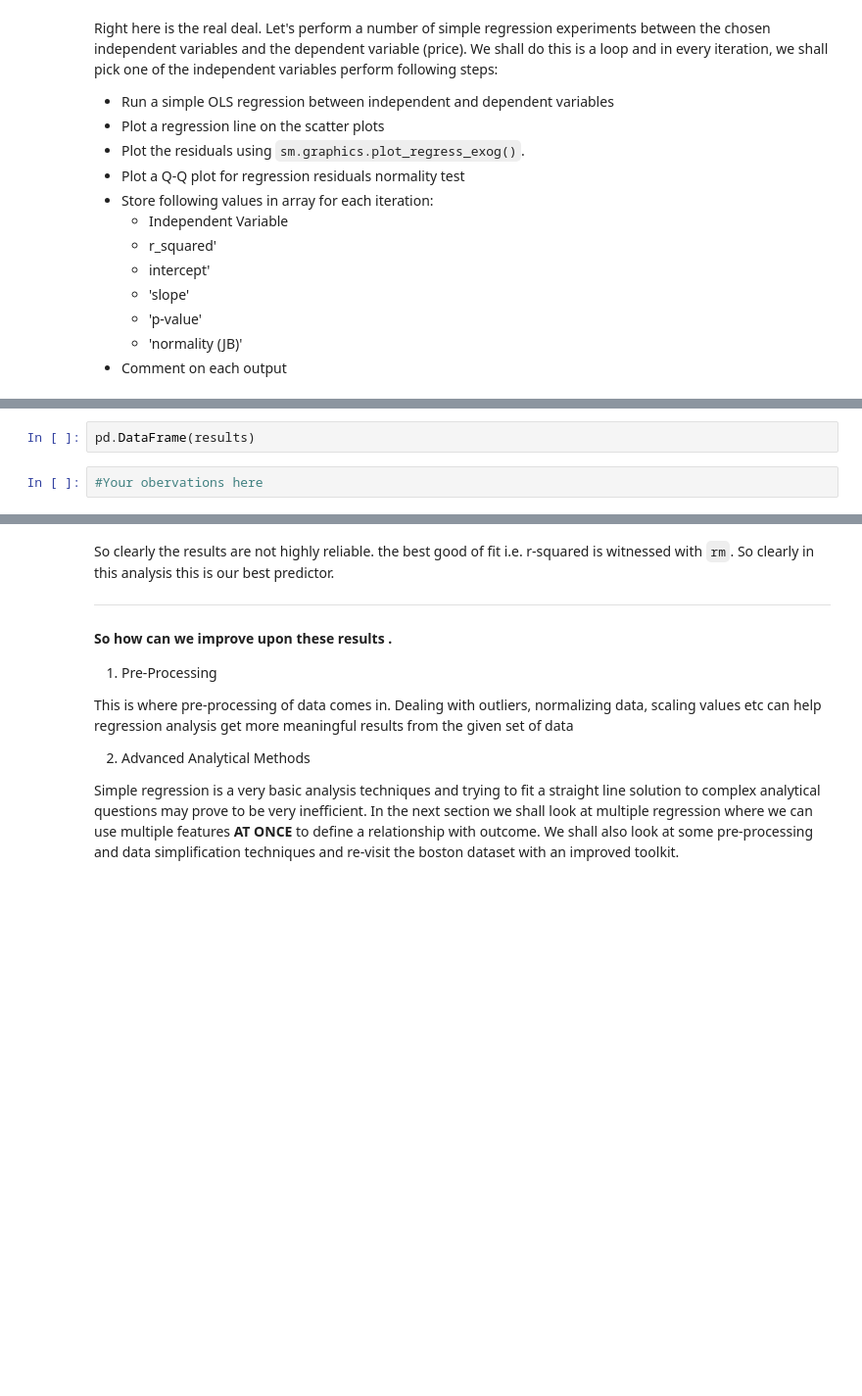
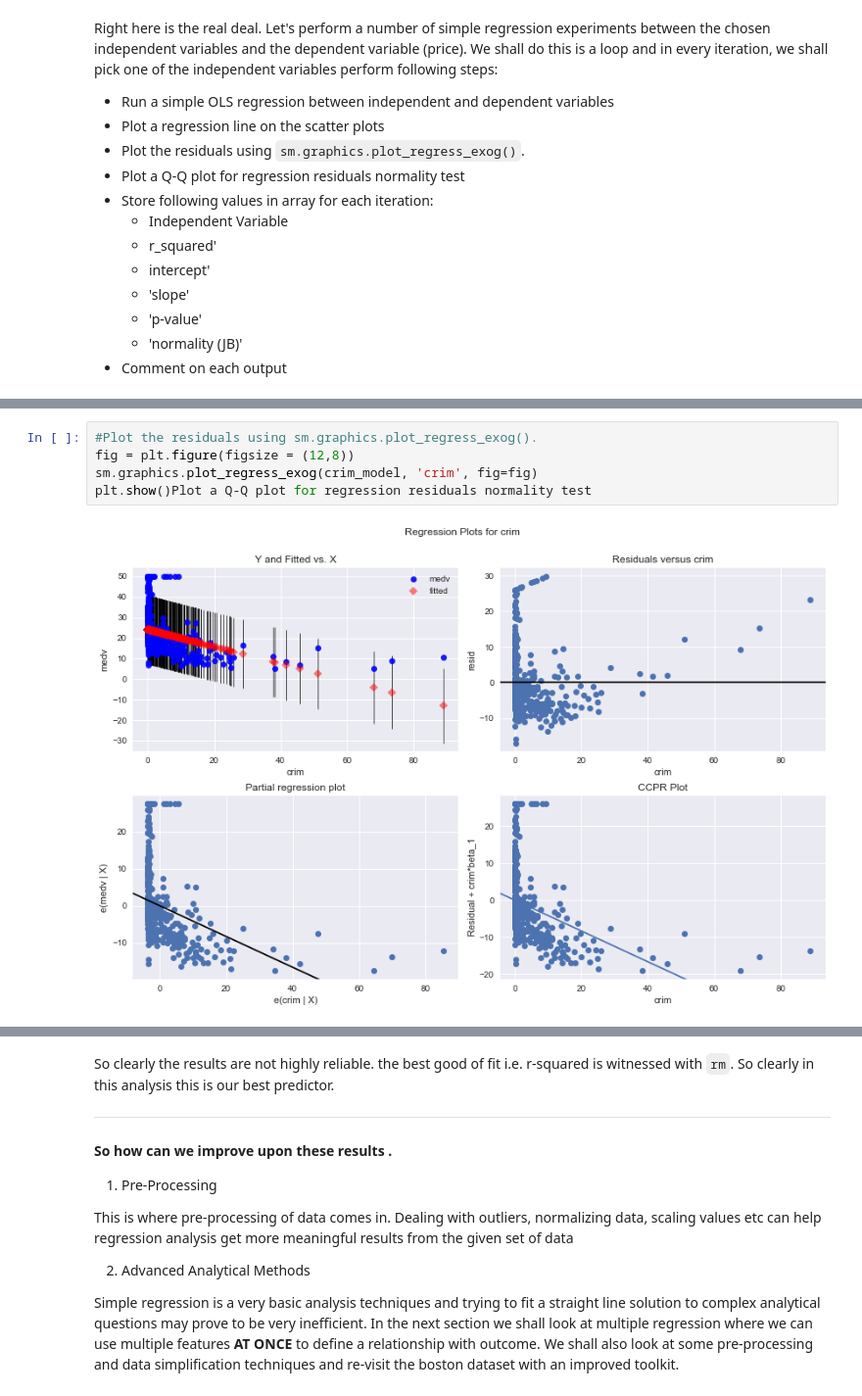
Before and after one commit to Patrickbfuller/dsc-01-10-16-regression-EOD-Lab, a Jupyter notebook: index.ipynb, the cells around one changed output, grey strips where cells are left out. Shown: that part at 98% size. Saved outputs shown, nothing was run; the diff lists cells and outputs as text; blank space fills up the shorter version.

```diff
--- a/index.ipynb
+++ b/index.ipynb
@@ -213,4 +214,7 @@ plt.show()
-# %%
-pd.DataFrame(results)
-# %%
-#Your obervations here
+# %%
+#Plot the residuals using sm.graphics.plot_regress_exog().
+fig = plt.figure(figsize = (12,8))
+sm.graphics.plot_regress_exog(crim_model, 'crim', fig=fig)
+plt.show()Plot a Q-Q plot for regression residuals normality test
+# %% [output]
+[figure, added]
```
Also changed, not shown: parts of 8 cells of this notebook.
